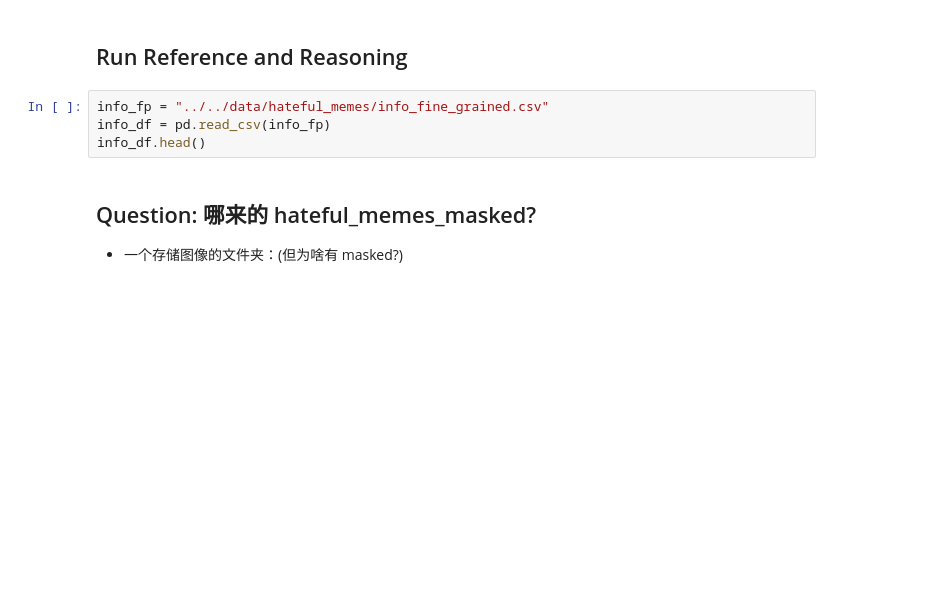
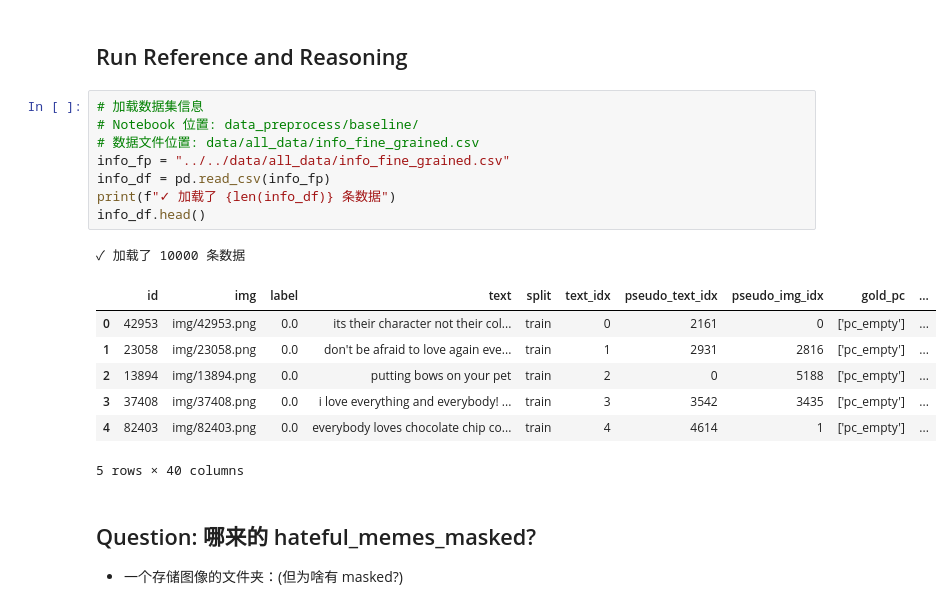
Before and after one commit to SuleynanAuir/Hateful-Image-Project, a Jupyter notebook: data_preprocess/baseline/baseline_add_captions.ipynb, the cells around one changed output. Saved outputs shown, nothing was run; the diff lists cells and outputs as text; blank space fills up the shorter version.

```diff
--- a/data_preprocess/baseline/baseline_add_captions.ipynb
+++ b/data_preprocess/baseline/baseline_add_captions.ipynb
@@ -256,9 +414,22 @@ def apply_half(t):
 # %% [markdown]
 ## Run Reference and Reasoning
 # %%
-info_fp = "../../data/hateful_memes/info_fine_grained.csv"
+# 加载数据集信息
+# Notebook 位置: data_preprocess/baseline/
+# 数据文件位置: data/all_data/info_fine_grained.csv
+info_fp = "../../data/all_data/info_fine_grained.csv"
 info_df = pd.read_csv(info_fp)
+print(f"✓ 加载了 {len(info_df)} 条数据")
 info_df.head()
+# %% [output]
+✓ 加载了 10000 条数据
+|  | id | img | label | text | split | text_idx | pseudo_text_idx | pseudo_img_idx | gold_pc | ... |
+| 0 | 42953 | img/42953.png | 0.0 | its their character not their col... | train | 0 | 2161 | 0 | ['pc_empty'] | ... |
+| 1 | 23058 | img/23058.png | 0.0 | don't be afraid to love again eve... | train | 1 | 2931 | 2816 | ['pc_empty'] | ... |
+| 2 | 13894 | img/13894.png | 0.0 | putting bows on your pet | train | 2 | 0 | 5188 | ['pc_empty'] | ... |
+| 3 | 37408 | img/37408.png | 0.0 | i love everything and everybody! ... | train | 3 | 3542 | 3435 | ['pc_empty'] | ... |
+| 4 | 82403 | img/82403.png | 0.0 | everybody loves chocolate chip co... | train | 4 | 4614 | 1 | ['pc_empty'] | ... |
+5 rows × 40 columns
 # %% [markdown]
 ## Question: 哪来的 hateful_memes_masked?
 - 一个存储图像的文件夹：(但为啥有 masked?)
```
Also changed, not shown: parts of 13 cells of this notebook, 7 other files.
